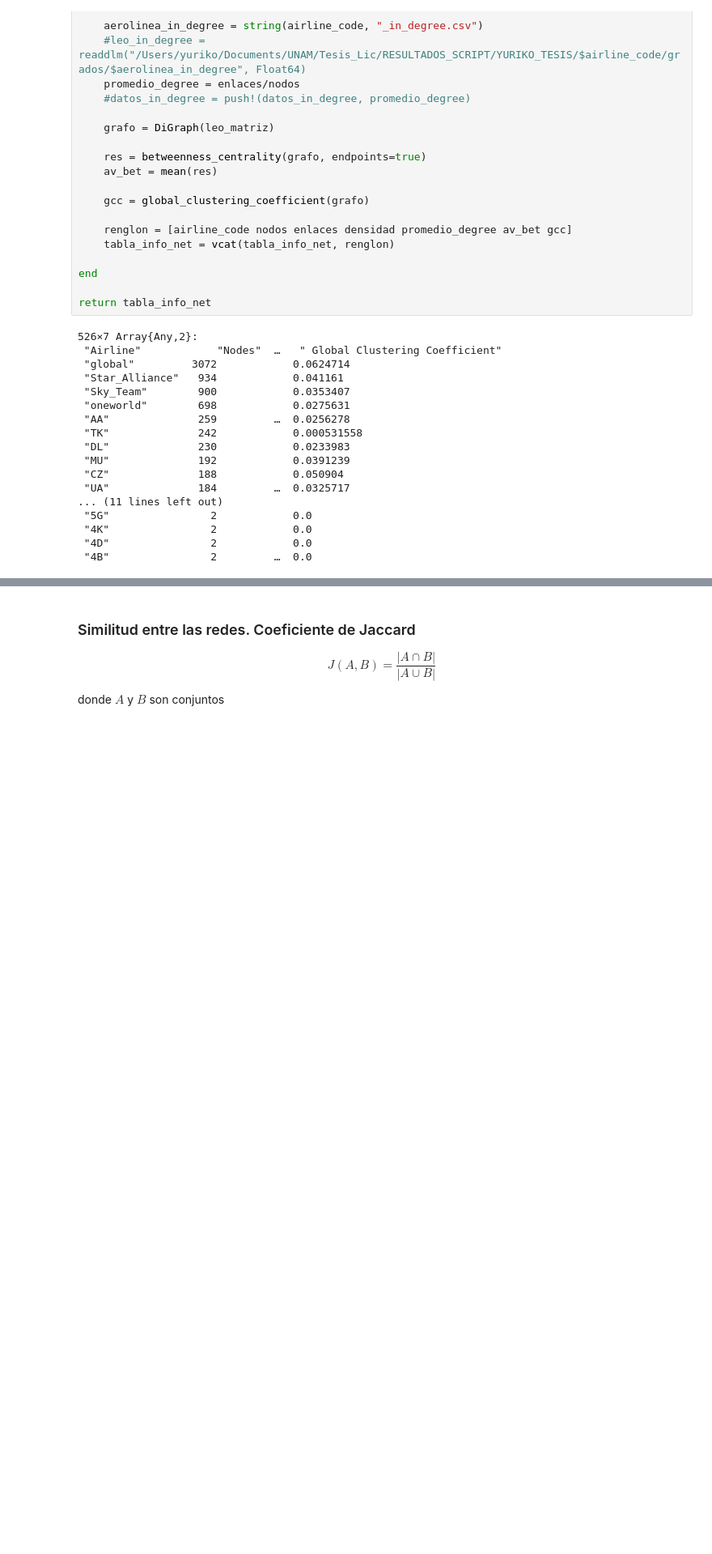
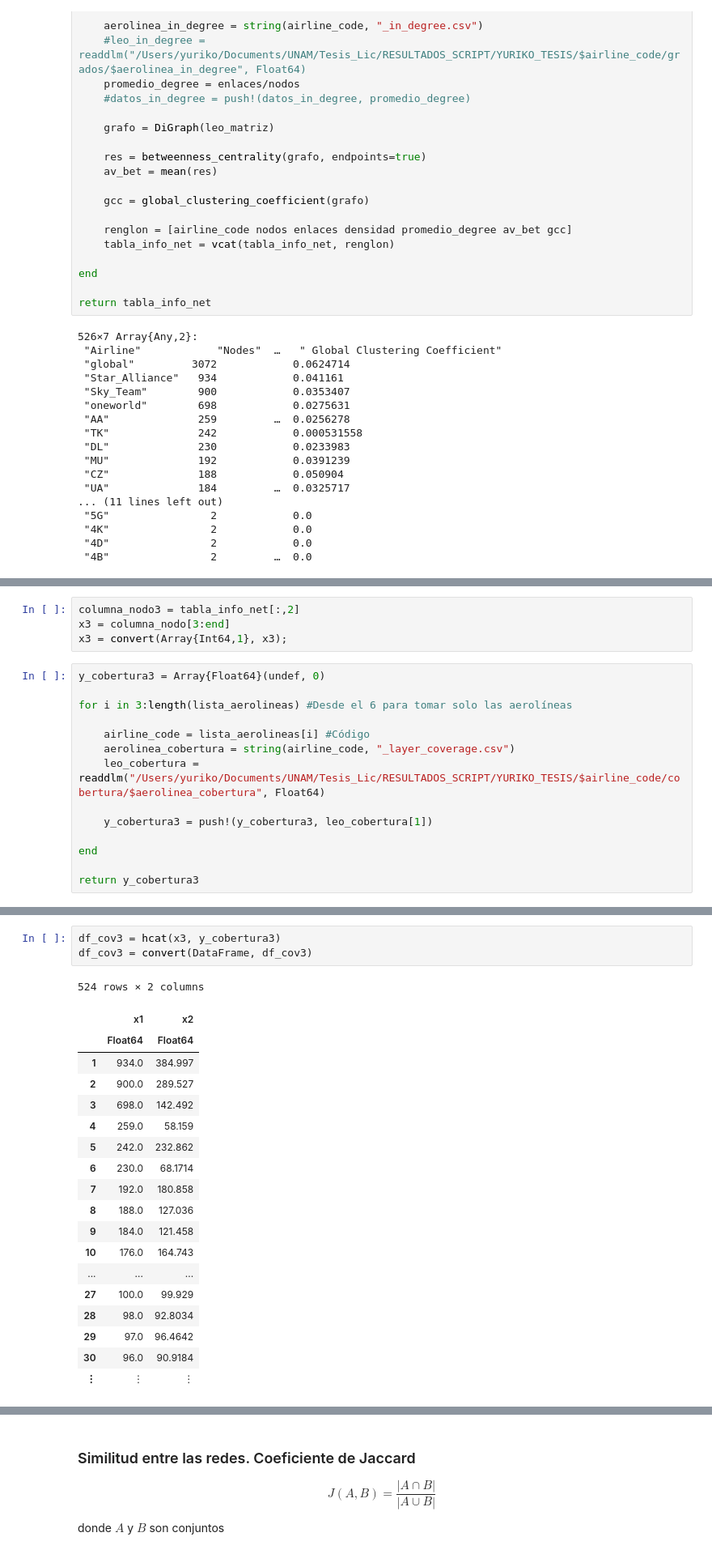
Before and after one commit to Yuriyama/Proyecto_aerolineas, a Jupyter notebook: Code/Analysis.ipynb, the cells around one changed output, grey strips where cells are left out. Shown: that part at 81% size. Cells and saved outputs as stored; diff of their text form; blank space fills up the shorter version.

```diff
--- a/Code/Analysis.ipynb
+++ b/Code/Analysis.ipynb
@@ -128,0 +486,18 @@ tabla_info_net;
+# %%
+columna_nodo3 = tabla_info_net[:,2]
+x3 = columna_nodo[3:end]
+x3 = convert(Array{Int64,1}, x3);
+# %%
+y_cobertura3 = Array{Float64}(undef, 0)
+
+for i in 3:length(lista_aerolineas) #Desde el 6 para tomar solo las aerolíneas
+
+    airline_code = lista_aerolineas[i] #Código
+    aerolinea_cobertura = string(airline_code, "_layer_coverage.csv")
+    leo_cobertura = readdlm("/Users/yuriko/Documents/UNAM/Tesis_Lic/RESULTADOS_SCRIPT/YURIKO_TESIS/$airline_code/cobertura/$aerolinea_cobertura", Float64)
+
+    y_cobertura3 = push!(y_cobertura3, leo_cobertura[1])
+
+end
+
+return y_cobertura3
@@ -128,0 +522,23 @@ tabla_info_net;
+# %%
+df_cov3 = hcat(x3, y_cobertura3)
+df_cov3 = convert(DataFrame, df_cov3)
+# %% [output]
+524 rows × 2 columns
+|  | x1 | x2 |
+|  | Float64 | Float64 |
+| 1 | 934.0 | 384.997 |
+| 2 | 900.0 | 289.527 |
+| 3 | 698.0 | 142.492 |
+| 4 | 259.0 | 58.159 |
+| 5 | 242.0 | 232.862 |
+| 6 | 230.0 | 68.1714 |
+| 7 | 192.0 | 180.858 |
+| 8 | 188.0 | 127.036 |
+| 9 | 184.0 | 121.458 |
+| 10 | 176.0 | 164.743 |
+| ... | ... | ... |
+| 27 | 100.0 | 99.929 |
+| 28 | 98.0 | 92.8034 |
+| 29 | 97.0 | 96.4642 |
+| 30 | 96.0 | 90.9184 |
+| ⋮ | ⋮ | ⋮ |
```
Also changed, not shown: parts of 104 cells of this notebook.
